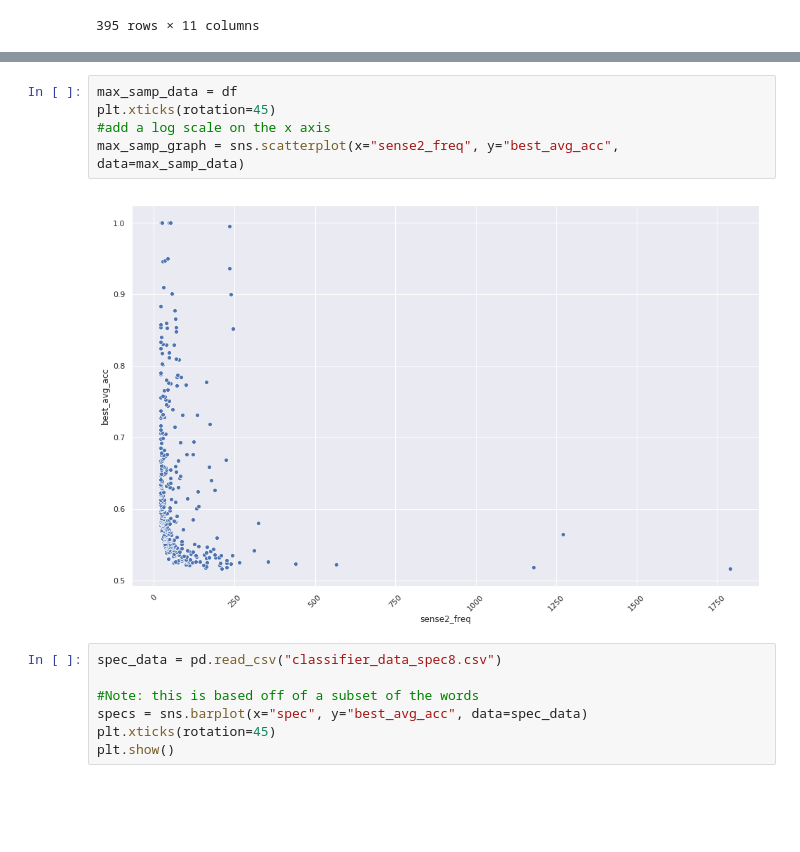
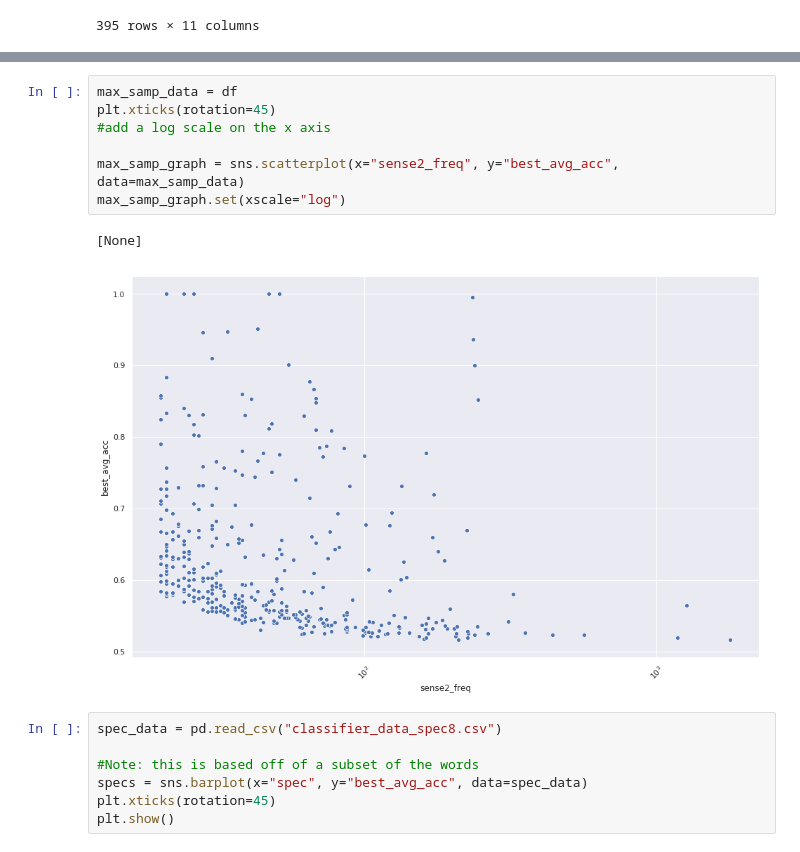
Before and after one commit to Mark-Hopkins-at-Williams/research-wsd, a Jupyter notebook: WSD.ipynb, the cells around one changed output, grey strips where cells are left out. Saved outputs shown, nothing was run; the diff lists cells and outputs as text; blank space fills up the shorter version.

```diff
--- a/WSD.ipynb
+++ b/WSD.ipynb
@@ -126,10 +127,13 @@ diff_pos_graph = sns.barplot(x="pos_combo", y="best_avg_acc", data=df_with_pos_c
 # %%
 max_samp_data = df
 plt.xticks(rotation=45)
 #add a log scale on the x axis
+
 max_samp_graph = sns.scatterplot(x="sense2_freq", y="best_avg_acc", data=max_samp_data)
+max_samp_graph.set(xscale="log")
 # %% [output]
+[None]
-[figure, old version]
+[figure, new version]
 # %%
 spec_data = pd.read_csv("classifier_data_spec8.csv")
 
```
Also changed, not shown: parts of 1 cell of this notebook, 1 other file.
